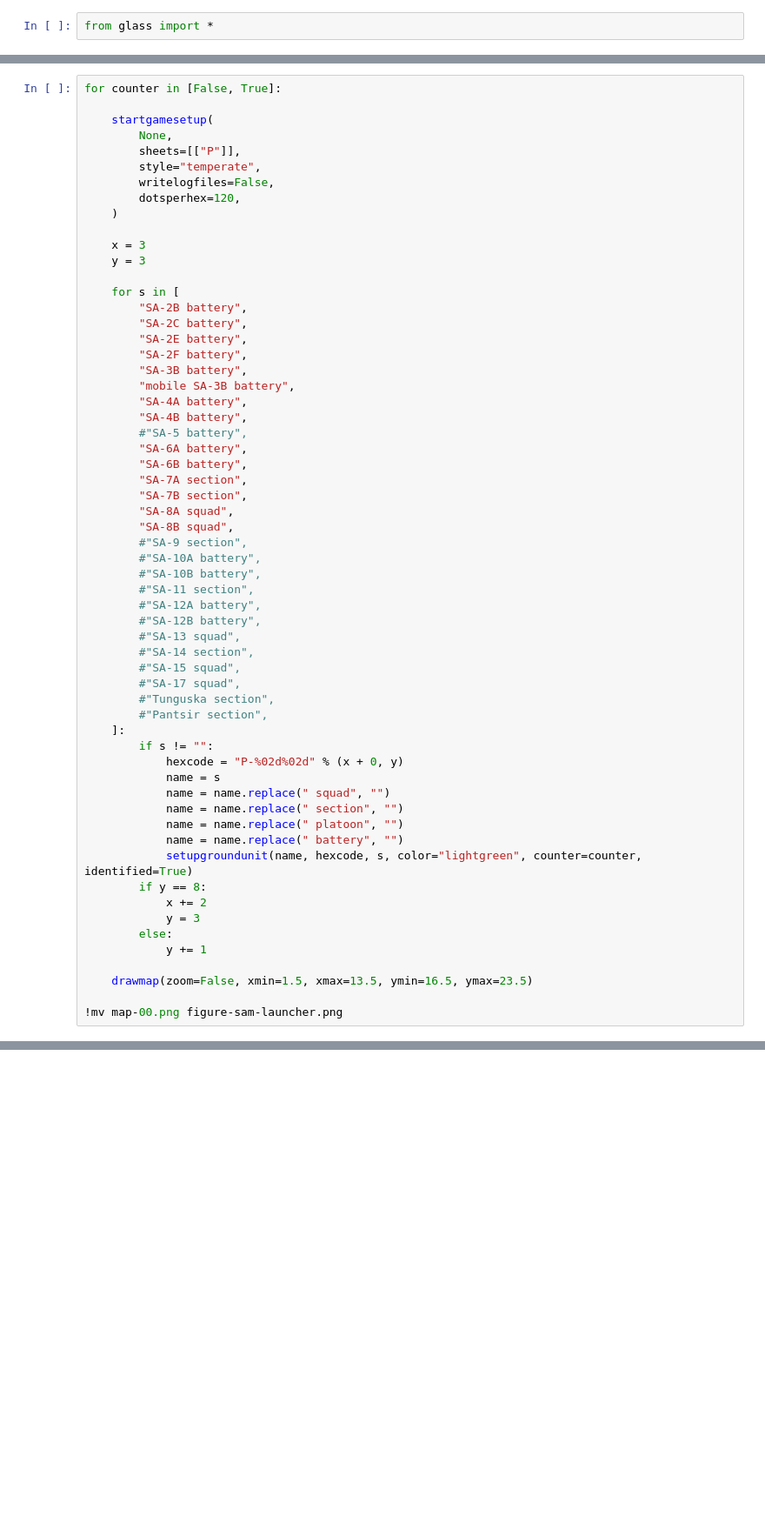
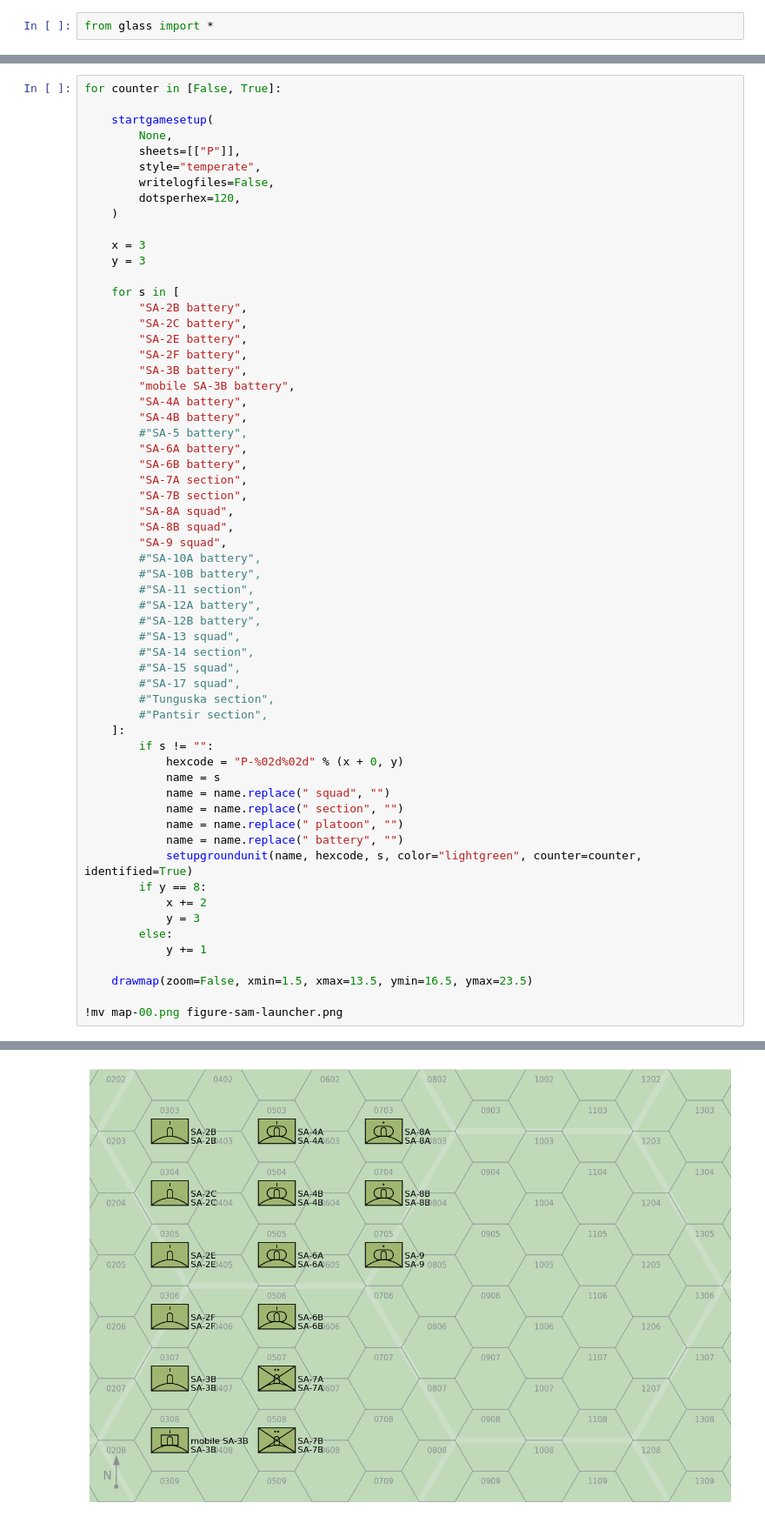
Before and after one commit to alanwatsonforster/glass, a Jupyter notebook: groundunitdatatables/figures.ipynb, the cells around one changed output, grey strips where cells are left out. Shown at 87% size. Cells and saved outputs as stored; diff of their text form; blank space fills up the shorter version.

```diff
--- a/groundunitdatatables/figures.ipynb
+++ b/groundunitdatatables/figures.ipynb
@@ -225,7 +225,7 @@ for counter in [False, True]:
         "SA-7B section",
         "SA-8A squad",
         "SA-8B squad",
-        #"SA-9 section",
+        "SA-9 squad",
         #"SA-10A battery",
         #"SA-10B battery",
         #"SA-11 section",
@@ -255,3 +255,4 @@ for counter in [False, True]:
     drawmap(zoom=False, xmin=1.5, xmax=13.5, ymin=16.5, ymax=23.5)
 
 !mv map-00.png figure-sam-launcher.png
+# %% [output]
@@ -257,0 +276 @@ for counter in [False, True]:
+[figure, added]
```
Also changed, not shown: parts of 1 cell of this notebook, 15 other files.
